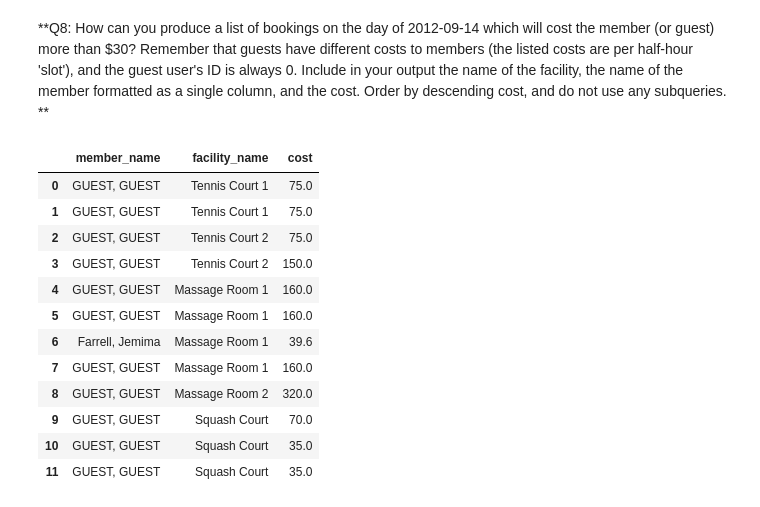
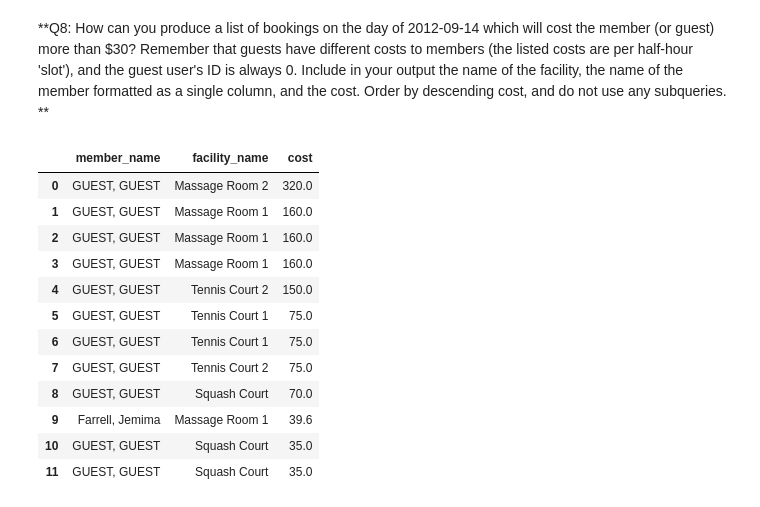
Before and after one commit to tloeber/Springboard, a Jupyter notebook: country_club_queries.ipynb, the cells around one changed output. Cells and saved outputs as stored; diff of their text form; code cells hidden in the pictures.

```diff
--- a/country_club_queries.ipynb
+++ b/country_club_queries.ipynb
@@ -144,28 +155,29 @@ the guest user's ID is always 0. Include in your output the name of the
 facility, the name of the member formatted as a single column, and the cost.
 Order by descending cost, and do not use any subqueries. **
 # %%
-pd.read_sql_query('''SELECT Members.surname || ', ' || Members.firstname AS member_name,
+pd.read_sql_query(''' SELECT Members.surname || ', ' || Members.firstname AS member_name,
                             Facilities.name AS facility_name,
                             CASE WHEN Bookings.memid = 0 THEN Facilities.guestcost*Bookings.slots
                                  ELSE Facilities.membercost*Bookings.slots END AS cost
                        FROM Bookings
                   LEFT JOIN Facilities
                          ON Bookings.facid = Facilities.facid
                   LEFT JOIN Members
                          ON Members.memid = Bookings.memid
                       WHERE date(starttime) = '2012-09-14'
-                        AND cost > 30''', conn)
+                        AND cost > 30
+                   ORDER BY cost DESC''', conn)
 # %% [output]
 |  | member_name | facility_name | cost |
-| 0 | GUEST, GUEST | Tennis Court 1 | 75.0 |
-| 1 | GUEST, GUEST | Tennis Court 1 | 75.0 |
-| 2 | GUEST, GUEST | Tennis Court 2 | 75.0 |
-| 3 | GUEST, GUEST | Tennis Court 2 | 150.0 |
-| 4 | GUEST, GUEST | Massage Room 1 | 160.0 |
-| 5 | GUEST, GUEST | Massage Room 1 | 160.0 |
-| 6 | Farrell, Jemima | Massage Room 1 | 39.6 |
-| 7 | GUEST, GUEST | Massage Room 1 | 160.0 |
-| 8 | GUEST, GUEST | Massage Room 2 | 320.0 |
-| 9 | GUEST, GUEST | Squash Court | 70.0 |
+| 0 | GUEST, GUEST | Massage Room 2 | 320.0 |
+| 1 | GUEST, GUEST | Massage Room 1 | 160.0 |
+| 2 | GUEST, GUEST | Massage Room 1 | 160.0 |
+| 3 | GUEST, GUEST | Massage Room 1 | 160.0 |
+| 4 | GUEST, GUEST | Tennis Court 2 | 150.0 |
+| 5 | GUEST, GUEST | Tennis Court 1 | 75.0 |
+| 6 | GUEST, GUEST | Tennis Court 1 | 75.0 |
+| 7 | GUEST, GUEST | Tennis Court 2 | 75.0 |
+| 8 | GUEST, GUEST | Squash Court | 70.0 |
+| 9 | Farrell, Jemima | Massage Room 1 | 39.6 |
 | 10 | GUEST, GUEST | Squash Court | 35.0 |
 | 11 | GUEST, GUEST | Squash Court | 35.0 |
```
Also changed, not shown: parts of 11 cells of this notebook.
